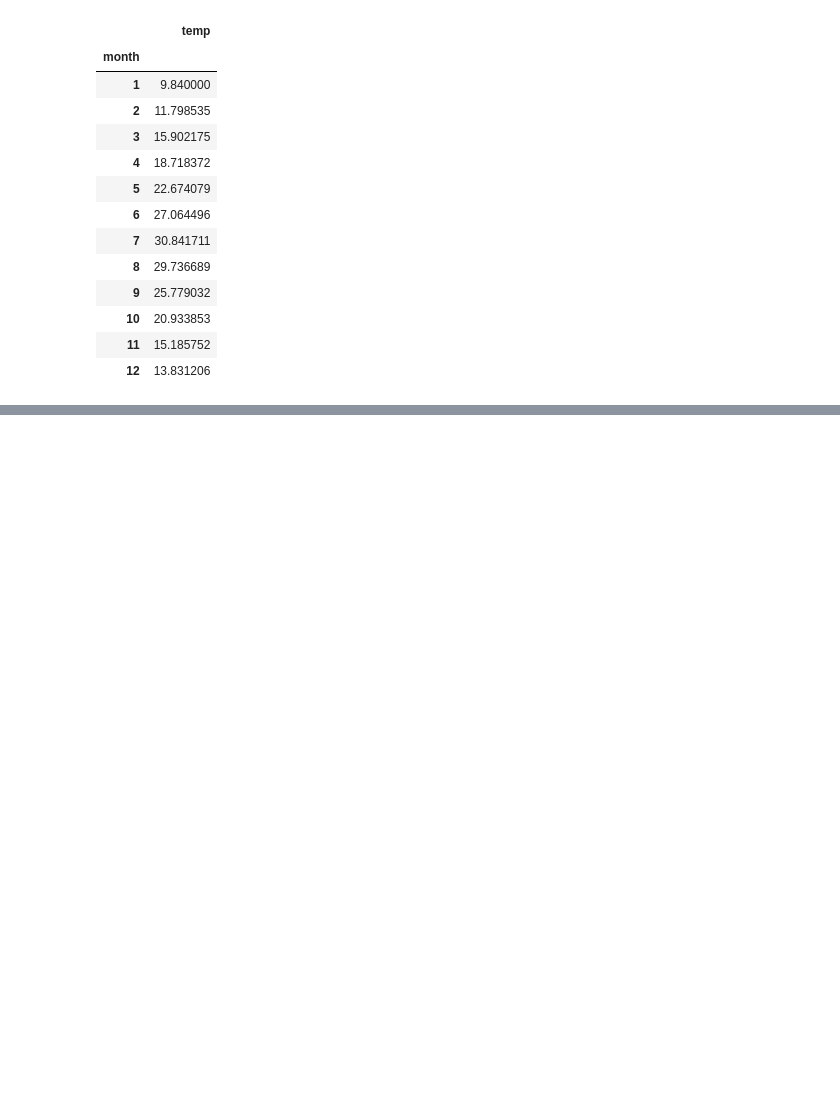
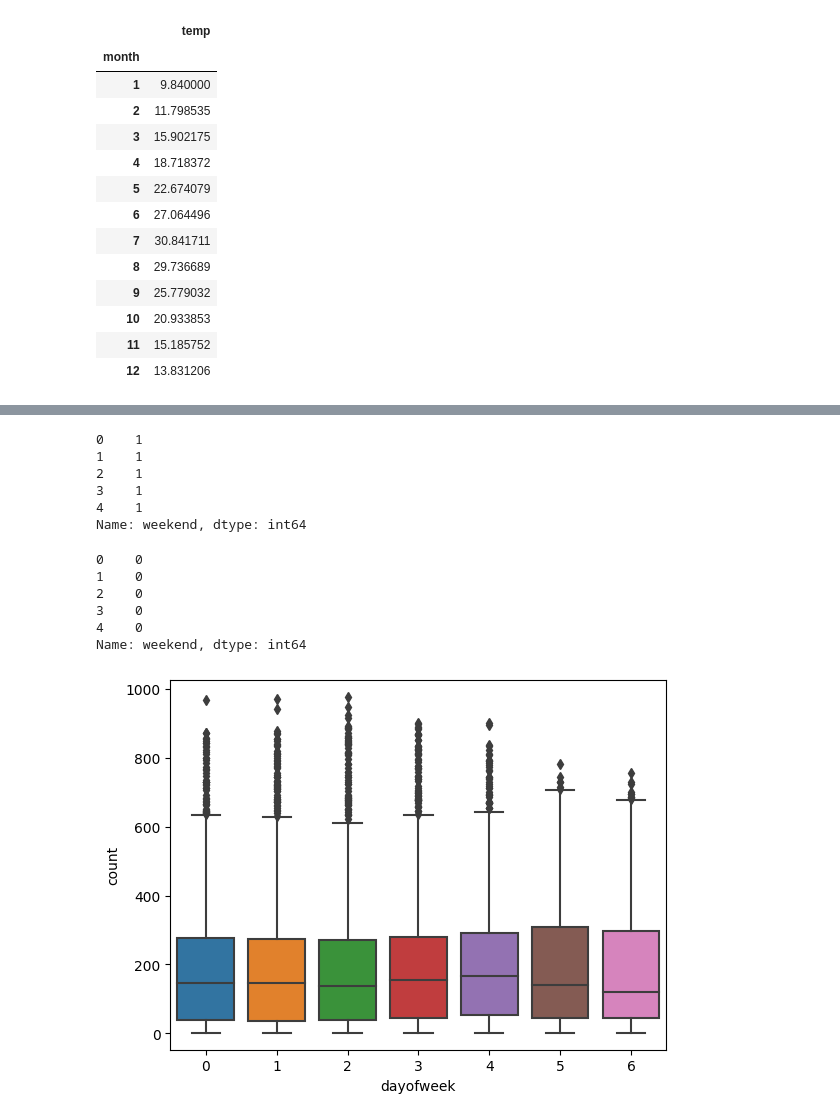
Before and after one commit to min-woo-seong/Agora, a Jupyter notebook: My_learn/ML/자전거 수요 예측 대회.ipynb, the cells around one changed output, grey strips where cells are left out. Saved outputs shown, nothing was run; the diff lists cells and outputs as text; code cells hidden in the pictures; blank space fills up the shorter version.

```diff
--- a/My_learn/ML/자전거 수요 예측 대회.ipynb
+++ b/My_learn/ML/자전거 수요 예측 대회.ipynb
@@ -225,0 +282,4 @@ plt.show()
+# %%
+#minute, second 제거
+train = train.drop(['minute','second'], axis=1)
+train.head()
@@ -225,0 +303,28 @@ plt.show()
+# %%
+#weekend컬럼 생성 주말(1), 주중(0)
+#요일(dayofweek)컬럼을 참고 dayofweek : 월요일(0), 일요일(6)
+train['weekend'] = train['dayofweek'].apply(lambda x : int(x in [5,6]))
+train['weekend'].head()
+# %% [output]
+0    1
+1    1
+2    1
+3    1
+4    1
+Name: weekend, dtype: int64
+# %%
+test['weekend'] = test['dayofweek'].apply(lambda x : int(x in [5,6]))
+test['weekend'].head()
+# %% [output]
+0    0
+1    0
+2    0
+3    0
+4    0
+Name: weekend, dtype: int64
+# %%
+#요일별 자전거 데이터 시각화(bosplot)
+sns.boxplot(x = 'dayofweek', y = 'count', data=train)
+plt.show()
+# %% [output]
+[figure, added]
```
Also changed, not shown: parts of 24 cells of this notebook.
